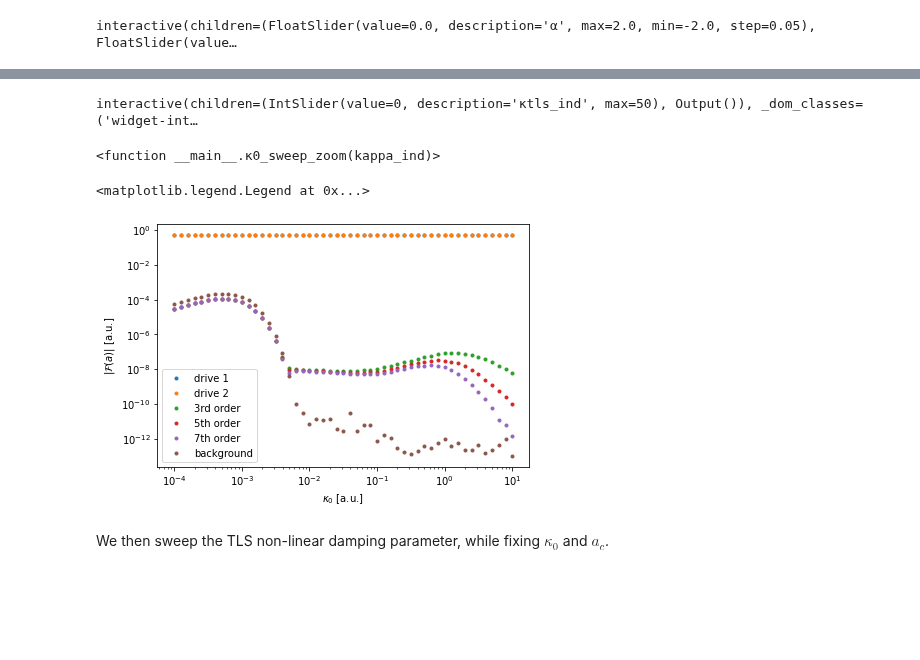
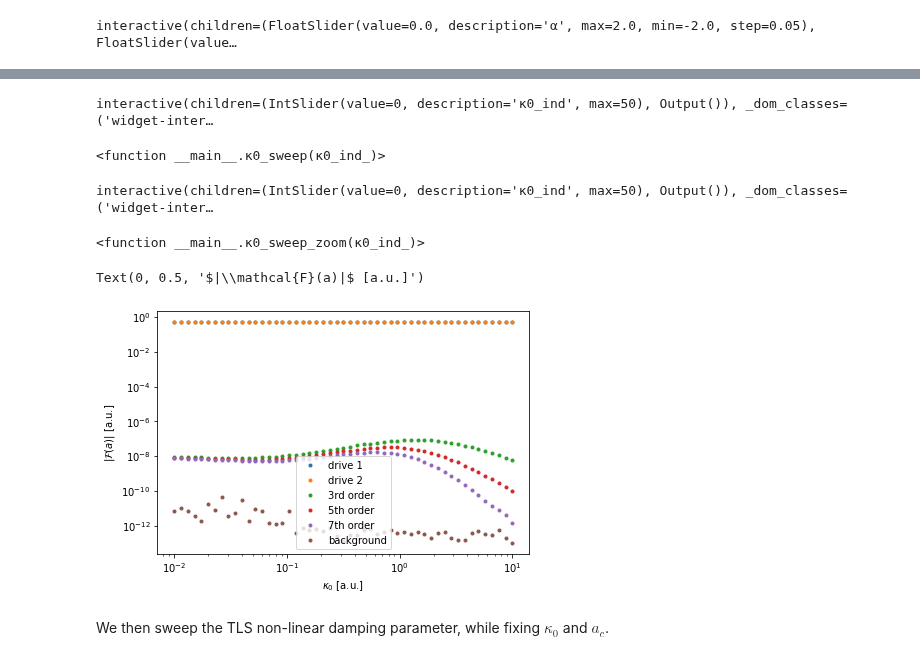
Before and after one commit to jcrivera-hdez/Scripts, a Jupyter notebook: data-analysis/TLS/HB-TLS_Model-Simulation.ipynb, the cells around one changed output, grey strips where cells are left out. Saved outputs shown, nothing was run; the diff lists cells and outputs as text; code cells hidden in the pictures; blank space fills up the shorter version.

```diff
--- a/data-analysis/TLS/HB-TLS_Model-Simulation.ipynb
+++ b/data-analysis/TLS/HB-TLS_Model-Simulation.ipynb
@@ -421,16 +447,19 @@ We start by sweeping the linear damping coefficient while $\kappa_{tls}$ and $a_
 # %%
 # κ0 sweep values
-κ0_arr = np.logspace(-4, 1, 51)
+κ0_arr = np.logspace(-2, 1, 51)
 
 # Spectra arrays
 A_κ0 = np.zeros((len(κ0_arr), N), dtype=np.complex)
 Ain_κ0 = np.zeros_like(A_κ0)
+a_all_κ0 = np.zeros((len(κ0_arr), len(t_all)), dtype=np.complex)
+a_κ0 = np.zeros_like(A_κ0)
+ain_κ0 = np.zeros_like(A_κ0)
 
 # κ0 sweep
 with tqdm(total=len(κ0_arr), ncols=80) as pbar:
 
     for κ0_ind, κ0_val in enumerate(κ0_arr):
         # Simulation section
-        A_κ0[κ0_ind], Ain_κ0[κ0_ind], a_all, a_arr, ain_arr, f_arr, t_arr, drive_arr, imp_ind_arr = nonlinear_simulation(f0, κ0_val, κtls, ac, λ, f1, f2, F0)
+        A_κ0[κ0_ind], Ain_κ0[κ0_ind], a_all_κ0[κ0_ind], a_κ0[κ0_ind], ain_κ0[κ0_ind], f, t, drive, imp_ind = nonlinear_simulation(f0, κ0_val, κtls, ac, λ, f1, f2, F0)
 
         pbar.update(1)
@@ -461,36 +466,48 @@ interactive(children=(IntSlider(value=0, description='κ_0', max=50), Output()),
+# %%
+def κ0_sweep(κ0_ind_):
+    # Intra-cavity field in time and frequency domain
+    ylim = np.array([1e-15, 1e3])
+    figure = plot_spectra(t_all, a_all_κ0[κ0_ind_], t_arr, a_κ0[κ0_ind_], ain_κ0[κ0_ind_], f, A_κ0[κ0_ind_], Ain_κ0[κ0_ind_], ylim, imp_ind)
+    figure.suptitle(f'$\kappa_0$ = {κ0_arr[κ0_ind_]:.5f}')
+
+# Interactive layout
+widgets.interact(κ0_sweep,
+                 κ0_ind_=widgets.IntSlider(min=0,
+                                           max=len(κ0_arr)-1,
+                                           step=1,
+                                           description='κ0_ind',
+                                           )
+                )
+# %% [output]
+interactive(children=(IntSlider(value=0, description='κ0_ind', max=50), Output()), _dom_classes=('widget-inter…
+<function __main__.κ0_sweep(κ0_ind_)>
 # %%
-def κ0_sweep_zoom(kappa_ind):
+def κ0_sweep_zoom(κ0_ind_):
     # IMPs plot
-    xlim_n = np.array([-0.97, -0.94])
-    xlim_p = np.array([0.94, 0.97])
-    plot_brokenaxis(f, A_κ0[kappa_ind], A_κ0[kappa_ind]/np.sqrt(gain)-Ain_κ0[kappa_ind]/np.sqrt(att), xlim_n, xlim_p)
+    xlim_n = np.array([-0.98, -0.93])
+    xlim_p = np.array([0.93, 0.98])
+    ylim = np.array([1e-15, 1e2])
+    plot_brokenaxis(f, A_κ0[κ0_ind_], A_κ0[κ0_ind_]/np.sqrt(gain)-Ain_κ0[κ0_ind_]/np.sqrt(att), xlim_n, xlim_p, ylim)
 
 # Interactive layout
 widgets.interact(κ0_sweep_zoom,
-                 kappa_ind=widgets.IntSlider(min=0,
-                                             max=len(κtls_arr)-1,
-                                             step=1,
-                                             description='κtls_ind',
-                                            )
+                 κ0_ind_=widgets.IntSlider(min=0,
+                                           max=len(κ0_arr)-1,
+                                           step=1,
+                                           description='κ0_ind',
+                                           )
                 )
 # %% [output]
-interactive(children=(IntSlider(value=0, description='κtls_ind', max=50), Output()), _dom_classes=('widget-int…
+interactive(children=(IntSlider(value=0, description='κ0_ind', max=50), Output()), _dom_classes=('widget-inter…
-<function __main__.κ0_sweep_zoom(kappa_ind)>
+<function __main__.κ0_sweep_zoom(κ0_ind_)>
-# %%
-# Plot the 3rd, 5th and 7th IMP strength as a function of drive power
-fig3, ax3 = plt.subplots(1)
-ax3.loglog(κ0_arr, np.abs(A_κ0[:, 954]), '.', label='drive 1')
-ax3.loglog(κ0_arr, np.abs(A_κ0[:, 956]), '.', label='drive 2')
-ax3.loglog(κ0_arr, np.abs(A_κ0[:, 956+2]), '.', label='3rd order' )
-ax3.loglog(κ0_arr, np.abs(A_κ0[:, 956+4]), '.', label='5th order' )
-ax3.loglog(κ0_arr, np.abs(A_κ0[:, 956+6]), '.', label='7th order' )
-ax3.loglog(κ0_arr, np.abs(A_κ0[:, -1]), '.', label='background' )
-ax3.set_xlabel('$\kappa_{0}$ [a.u.]')
-ax3.set_ylabel('$|\mathcal{F}(a)|$ [a.u.]')
-ax3.legend()
-# %% [output]
-<matplotlib.legend.Legend at 0x...>
-[figure, removed]
+# %%
+fig3, ax3 = plt.subplots(1)
+plot_paramdependence(κ0_arr, A_κ0, ax3)
+ax3.set_xlabel('$\kappa_{0}$ [a.u.]')
+ax3.set_ylabel('$|\mathcal{F}(a)|$ [a.u.]')
+# %% [output]
+Text(0, 0.5, '$|\\mathcal{F}(a)|$ [a.u.]')
+[figure, added]
 # %% [markdown]
 We then sweep the TLS non-linear damping parameter, while fixing $\kappa_0$ and $a_c$.
 # %%
```
Also changed, not shown: parts of 38 cells of this notebook.
